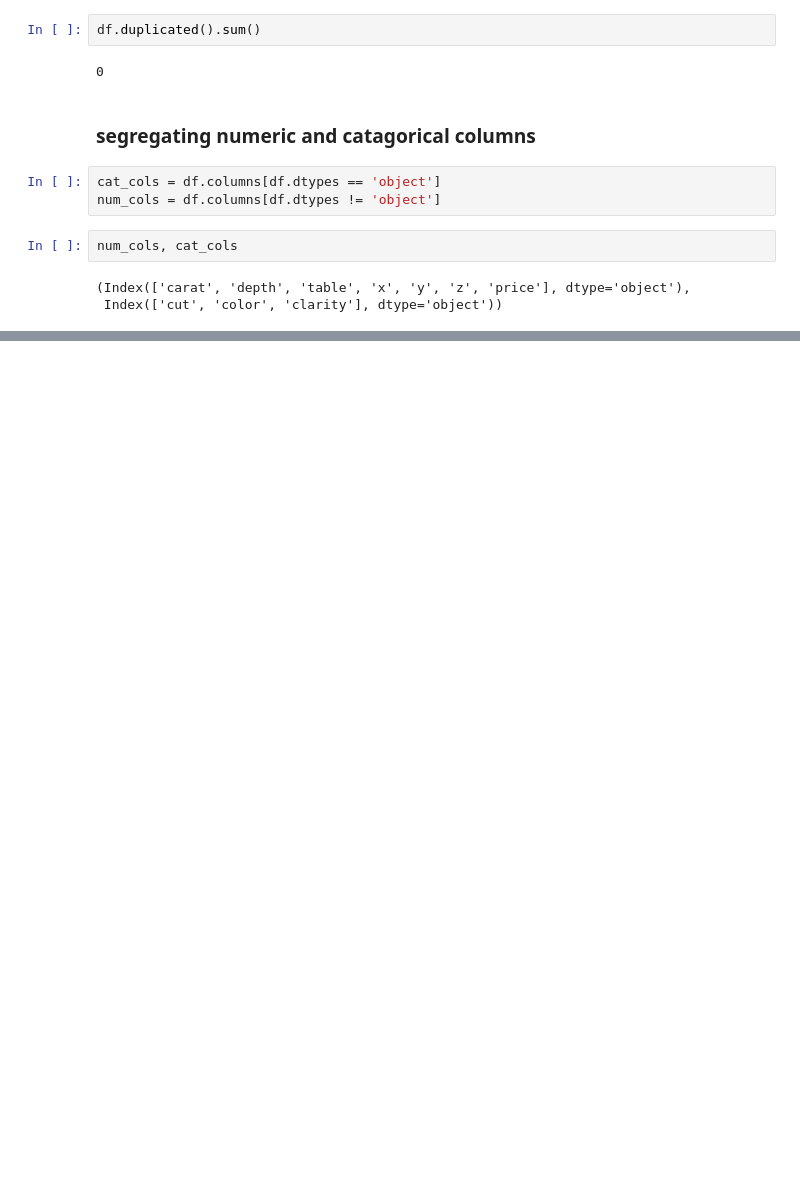
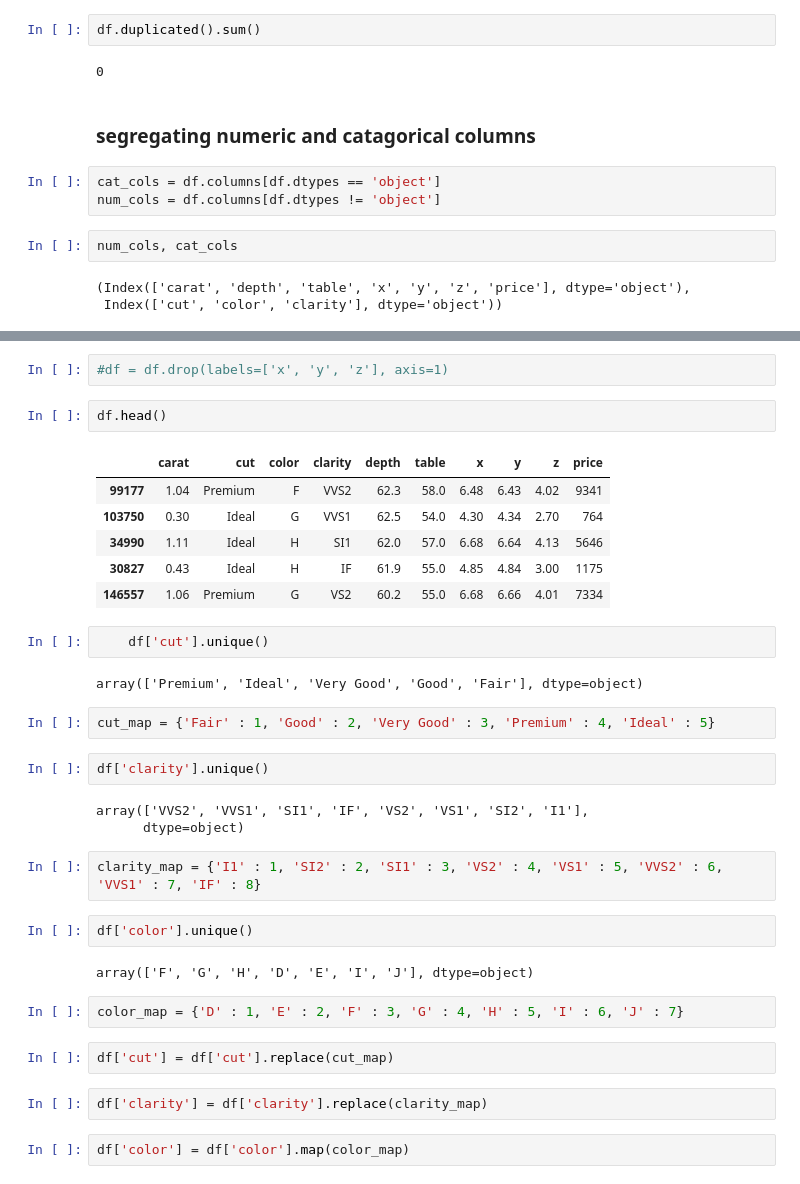
Before and after one commit to soil15/ml_projects, a Jupyter notebook: notebooks/eda.ipynb, the cells around one changed output, grey strips where cells are left out. Saved outputs shown, nothing was run; the diff lists cells and outputs as text; blank space fills up the shorter version.

```diff
--- a/notebooks/eda.ipynb
+++ b/notebooks/eda.ipynb
@@ -119,0 +120,36 @@ sns.heatmap(df[num_cols].corr(), annot=True)
+# %%
+#df = df.drop(labels=['x', 'y', 'z'], axis=1)
+# %%
+df.head()
+# %% [output]
+|  | carat | cut | color | clarity | depth | table | x | y | z | price |
+| 99177 | 1.04 | Premium | F | VVS2 | 62.3 | 58.0 | 6.48 | 6.43 | 4.02 | 9341 |
+| 103750 | 0.30 | Ideal | G | VVS1 | 62.5 | 54.0 | 4.30 | 4.34 | 2.70 | 764 |
+| 34990 | 1.11 | Ideal | H | SI1 | 62.0 | 57.0 | 6.68 | 6.64 | 4.13 | 5646 |
+| 30827 | 0.43 | Ideal | H | IF | 61.9 | 55.0 | 4.85 | 4.84 | 3.00 | 1175 |
+| 146557 | 1.06 | Premium | G | VS2 | 60.2 | 55.0 | 6.68 | 6.66 | 4.01 | 7334 |
+# %%
+    df['cut'].unique()
+# %% [output]
+array(['Premium', 'Ideal', 'Very Good', 'Good', 'Fair'], dtype=object)
+# %%
+cut_map = {'Fair' : 1, 'Good' : 2, 'Very Good' : 3, 'Premium' : 4, 'Ideal' : 5}
+# %%
+df['clarity'].unique()
+# %% [output]
+array(['VVS2', 'VVS1', 'SI1', 'IF', 'VS2', 'VS1', 'SI2', 'I1'],
+      dtype=object)
+# %%
+clarity_map = {'I1' : 1, 'SI2' : 2, 'SI1' : 3, 'VS2' : 4, 'VS1' : 5, 'VVS2' : 6, 'VVS1' : 7, 'IF' : 8}
+# %%
+df['color'].unique()
+# %% [output]
+array(['F', 'G', 'H', 'D', 'E', 'I', 'J'], dtype=object)
+# %%
+color_map = {'D' : 1, 'E' : 2, 'F' : 3, 'G' : 4, 'H' : 5, 'I' : 6, 'J' : 7}
+# %%
+df['cut'] = df['cut'].replace(cut_map)
+# %%
+df['clarity'] = df['clarity'].replace(clarity_map)
+# %%
+df['color'] = df['color'].map(color_map)
```
Also changed, not shown: parts of 8 cells of this notebook.
